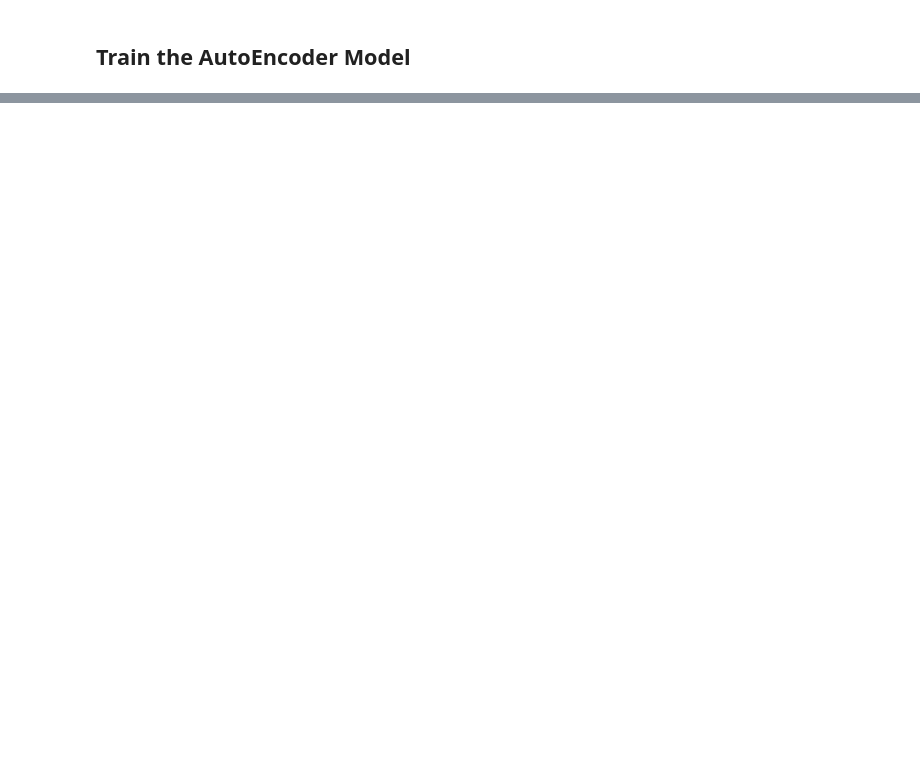
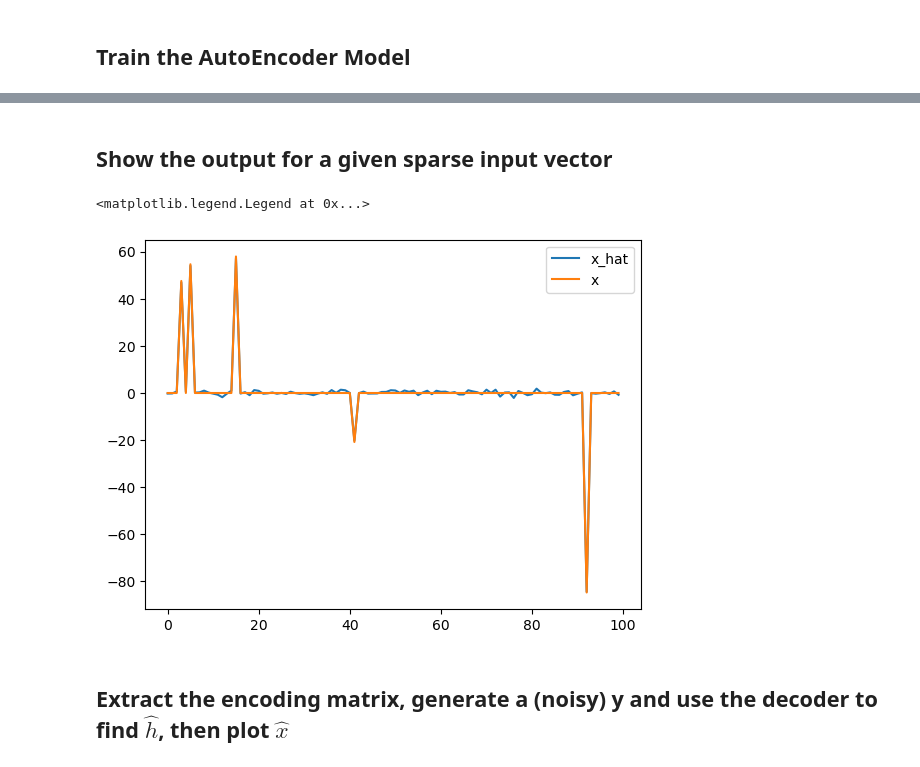
Before and after one commit to tomlijding/DL-based-CS-under-IQ-imbalance, a Jupyter notebook: main.ipynb, the cells around one changed output, grey strips where cells are left out. Drawn from its saved outputs; the diff is of its cells as text; code cells hidden in the pictures; blank space fills up the shorter version.

```diff
--- a/main.ipynb
+++ b/main.ipynb
@@ -408,0 +476,10 @@ tensor([0., 0., 0., 0., 0., 0., 0., 0., 0., 0., 0., 0., 0., 0., 0., 0., 0., 0.,
+# %%
+# Instantiate your model architecture first
+encoding_dim = 50
+vector_size = 100
+hidden_dims = np.array([50,70])
+pretrained_model = LearnedAutoencoder(vector_size,encoding_dim,hidden_dims)
+# Load the state dictionary
+pretrained_model.load_state_dict(torch.load("model_state_hidden_layers_50_70.pt"))
+
+pretrained_model.eval()  # Set the model to evaluation mode if needed
@@ -408,0 +497,34 @@ tensor([0., 0., 0., 0., 0., 0., 0., 0., 0., 0., 0., 0., 0., 0., 0., 0., 0., 0.,
+# %% [markdown]
+## Show the output for a given sparse input vector
+# %%
+# Here we generate a test vector from our buildDataSet function, put it through the model and look at the output
+
+
+h, x = buildDataSet(max_amplitude,min_sparsity,max_sparsity,vector_size,1)
+
+H = np.concatenate((h.real,h.imag)).T
+
+H_tensor = torch.tensor(H,dtype=torch.float)
+
+H_hat = pretrained_model(H_tensor)
+
+h_hat = np.array(H_hat.detach())
+
+h_real,h_imag = np.split(h_hat,2,1)
+h_hat = h_real + 1j*h_imag
+h_hat = h_hat.reshape(-1,1)
+DFT = sp.linalg.dft(vector_size)/np.sqrt(vector_size)
+iDFT = DFT.conj().T
+
+
+x_hat = iDFT@h_hat
+indices = range(len(x_hat))
+# %%
+plt.plot(indices,x_hat)
+plt.plot(indices,x)
+plt.legend(("x_hat","x"))
+# %% [output]
+<matplotlib.legend.Legend at 0x...>
+[figure, added]
+# %% [markdown]
+## Extract the encoding matrix, generate a (noisy) y and use the decoder to find $\hat{h}$, then plot $\hat{x}$
```
Also changed, not shown: parts of 19 cells of this notebook, 2 other files.
